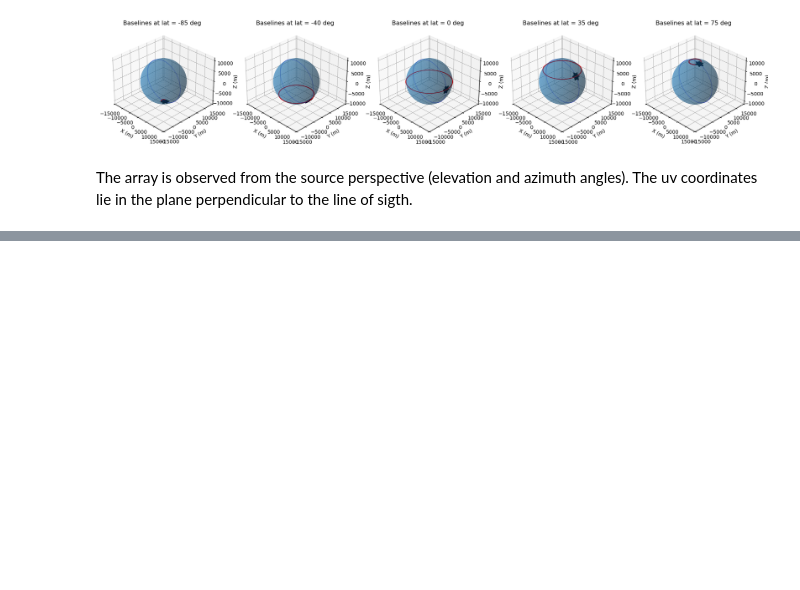
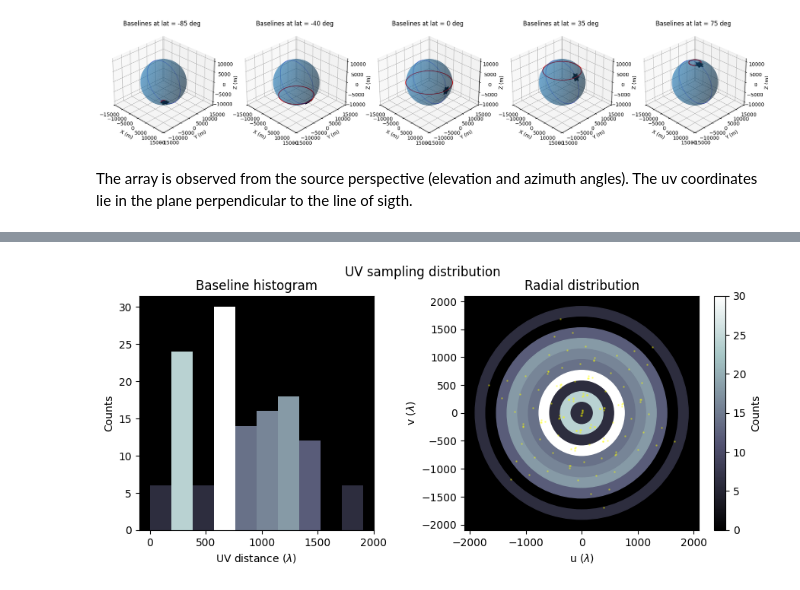
Before and after one commit to CentofantiEze/argosim, a Jupyter notebook: notebooks/test_array_functions.ipynb, the cells around one changed output, grey strips where cells are left out. Saved outputs shown, nothing was run; the diff lists cells and outputs as text; code cells hidden in the pictures; blank space fills up the shorter version.

```diff
--- a/notebooks/test_array_functions.ipynb
+++ b/notebooks/test_array_functions.ipynb
@@ -157,0 +175,4 @@ plot_baselines(track)
+# %%
+_ = plot_uv_hist(b_ENU, bins=10)
+# %% [output]
+[figure, added]
```
Also changed, not shown: parts of 10 cells of this notebook.
